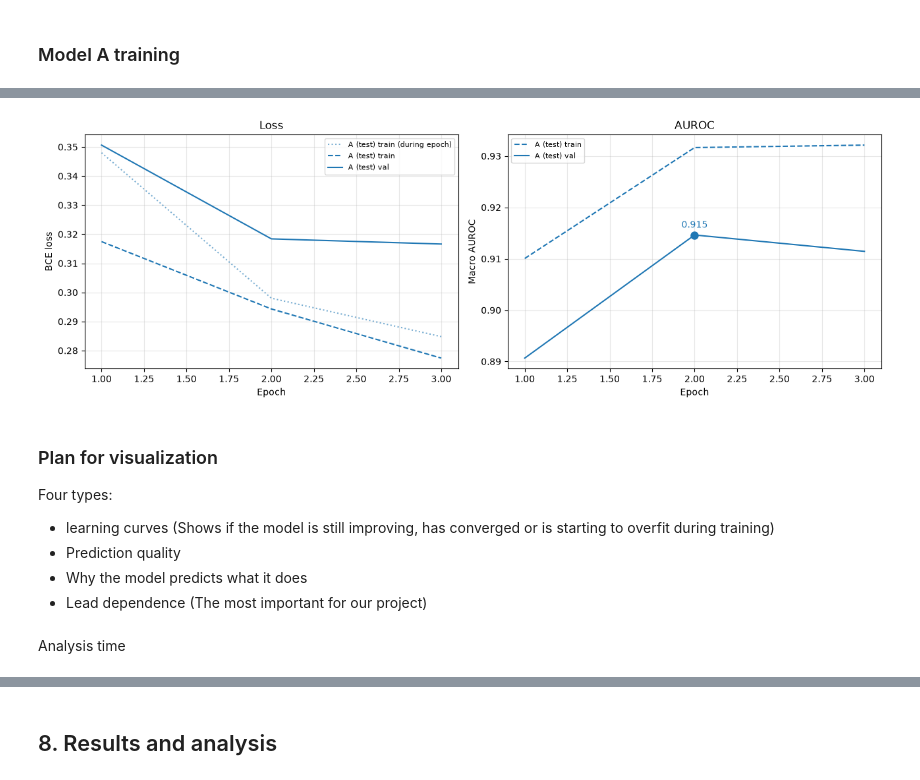
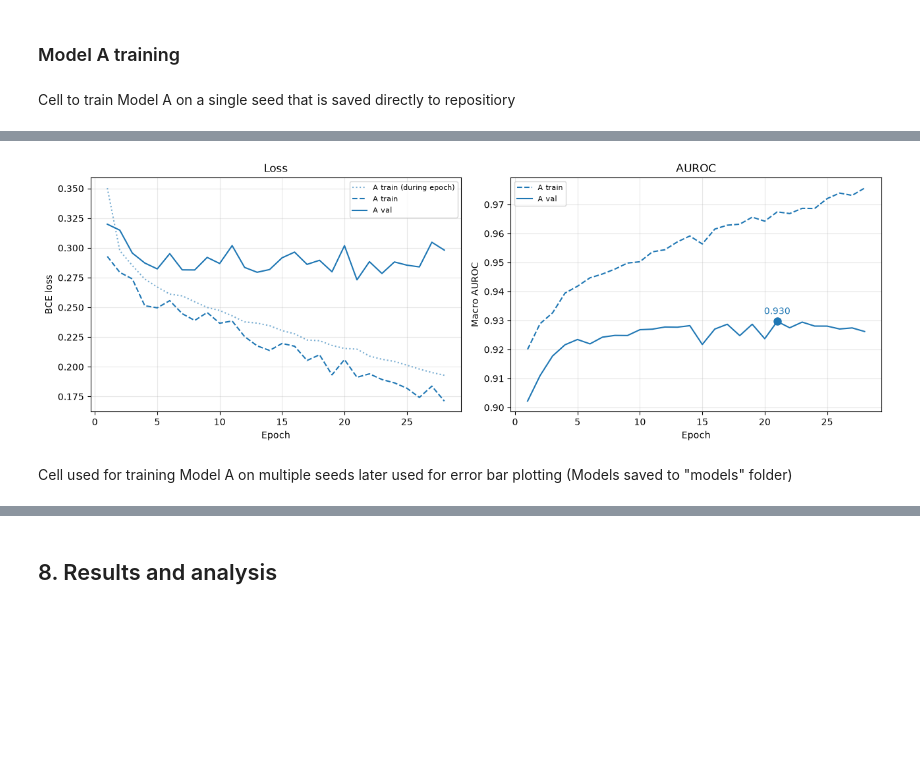
Before and after one commit to theojohnhenry/DML-project, a Jupyter notebook: ProjectNotebook.ipynb, the cells around one changed output, grey strips where cells are left out. Cells and saved outputs as stored; diff of their text form; code cells hidden in the pictures; blank space fills up the shorter version.

```diff
--- a/ProjectNotebook.ipynb
+++ b/ProjectNotebook.ipynb
@@ -489,9 +559,10 @@ for step in range(200):
 ## 7. Model training
 # %% [markdown]
 ### Model A training
+# %% [markdown]
+Cell to train Model A on a single seed that is saved directly to repositiory
 # %%
-torch.manual_seed(0)   # same start for A and B: weights and shuffle order
-model_A = ECGNet()
-model_A, hist_A = train_model(ECGNet(), train_loader, val_loader, train_eval_loader, epochs=3, ckpt_path="test_run.pt")
-fig = plot_history({"A (test)": hist_A})
+torch.manual_seed(0)
+model_A, hist_A = train_model(ECGNet(), train_loader, val_loader, train_eval_loader, epochs=30, ckpt_path="modelA_seed0.pt")
+fig = plot_history({"A": hist_A})
 # %% [output]
@@ -501,10 +586,3 @@ epoch  3 | loss 0.2848 | val loss 0.3166 | val AUC 0.9114 | 85.0s
-[figure, old version]
+[figure, new version]
-# %% [markdown]
-### Plan for visualization
-Four types:
-- learning curves (Shows if the model is still improving, has converged or is starting to overfit during training)
-- Prediction quality
-- Why the model predicts what it does
-- Lead dependence (The most important for our project)
-# %% [markdown]
-Analysis time
+# %% [markdown]
+Cell used for training Model A on multiple seeds later used for error bar plotting (Models saved to "models" folder)
```
Also changed, not shown: parts of 17 cells of this notebook, 26 other files.
